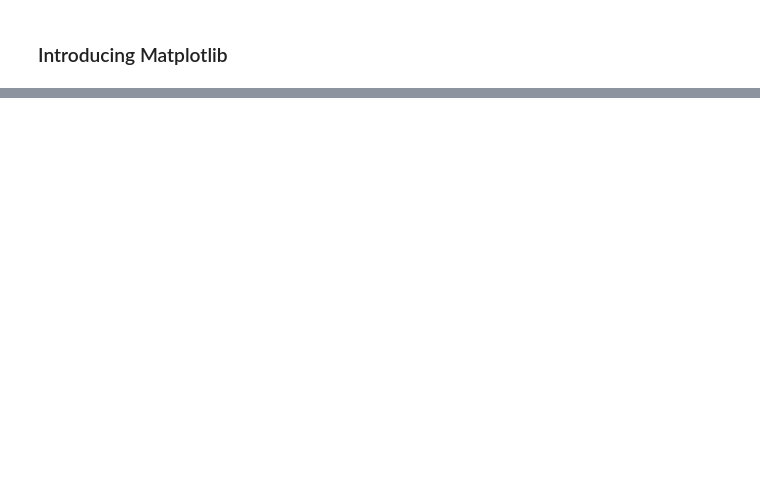
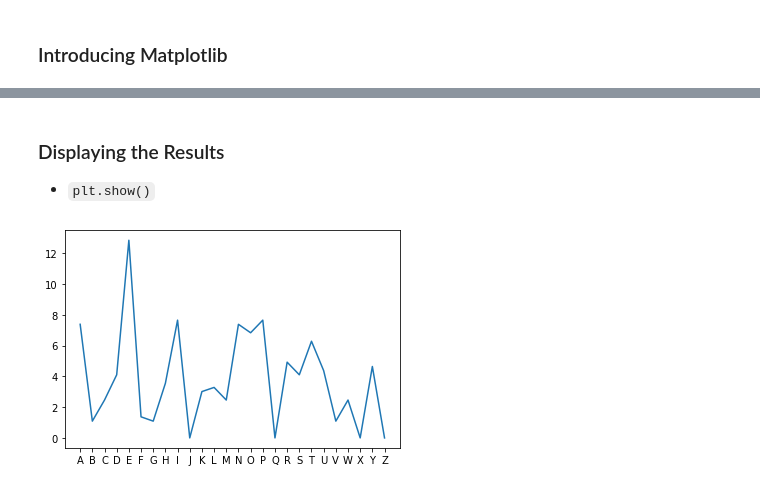
Before and after one commit to aiwithqasim/PythonProgrammer, a Jupyter notebook: 01 Introduction to Data Science with Python/01 Introduction to Data Science with Python.ipynb, the cells around one changed output, grey strips where cells are left out. Cells and saved outputs as stored; diff of their text form; code cells hidden in the pictures; blank space fills up the shorter version.

```diff
--- a/01 Introduction to Data Science with Python/01 Introduction to Data Science with Python.ipynb
+++ b/01 Introduction to Data Science with Python/01 Introduction to Data Science with Python.ipynb
@@ -559,0 +563,10 @@ plt.show()
+# %% [markdown]
+### Displaying the Results
+
+- `plt.show()`
+# %%
+# Matplotlib plots and displays
+plt.plot(ransom.letter, ransom.frequency)
+plt.show()
+# %% [output]
+[figure, added]
```
Also changed, not shown: parts of 82 cells of this notebook.
